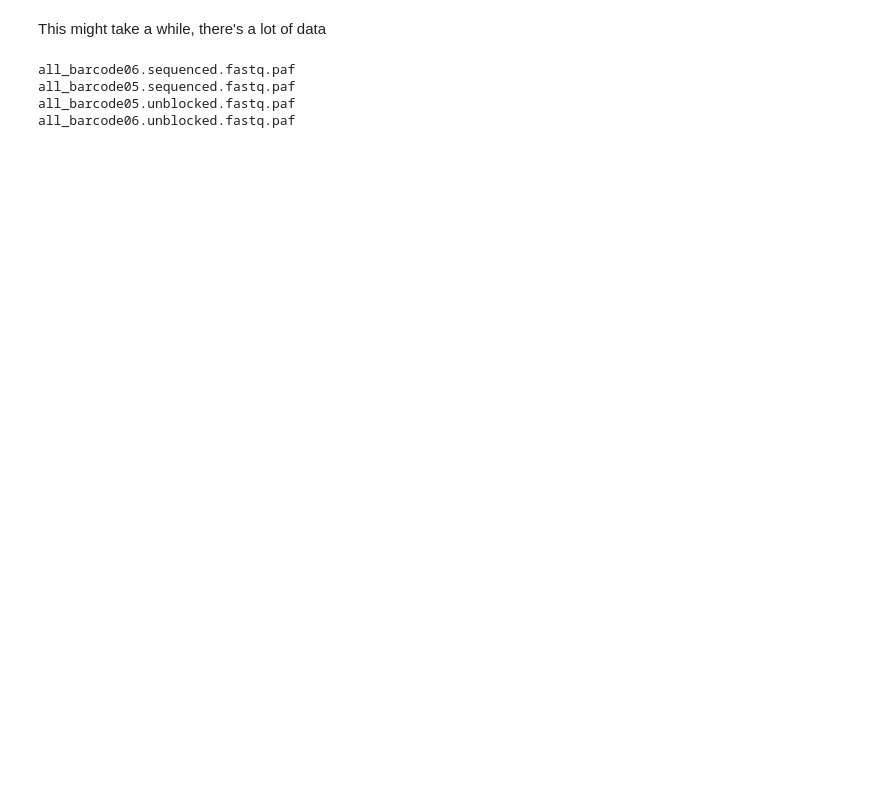
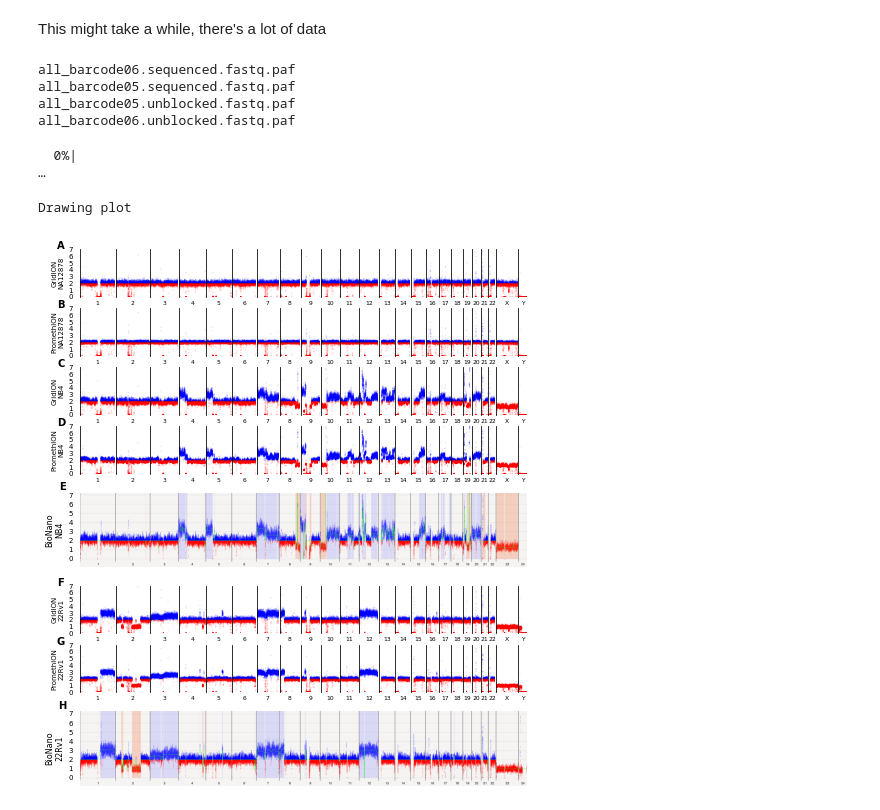
Before and after one commit to LooseLab/barcode_paper_nb, a Jupyter notebook: supp_figure_4/Supplemental_Fig_S4.ipynb, the cells around one changed output. Cells and saved outputs as stored; diff of their text form; code cells hidden in the pictures; blank space fills up the shorter version.

Commit message:
PDF versions of figures

```diff
--- a/supp_figure_4/Supplemental_Fig_S4.ipynb
+++ b/supp_figure_4/Supplemental_Fig_S4.ipynb
@@ -278,34 +278,38 @@ for ax, im in zip(bionano_axes, bionano_images):
         ax.spines[side].set_visible(False)
     # remove x/y ticks
     ax.tick_params(bottom=False, left=False, labelbottom=False)
     label = bionano_ylabels.get(im, "ahhhh")
     ax.set_ylabel(f"{label}", fontsize=8)
     # unintutively and wierdly going top down, set ticks so they match up with the png lines,
     #   done in something resembling pixels, eyeballometrically
     ax.set_yticks(
         np.arange(
             min(ax.get_ylim()) + 11,
             (max(ax.get_ylim()) - 30),
             (sum(ax.get_ylim()) - 45) / 7,
         )
     )
     ax.set_yticklabels(range(7, -1, -1), fontsize=7)
     add_panel_label(next(bionano_panel_labels), gs_title_font_dict, ax, x_offset=-0.04)
 print("Drawing plot")
 fig.savefig(
     f"Supplemental_Fig_S4.{grid_file_ext}",
     dpi=300,
     facecolor="w",
     transparent=False,
     bbox_inches="tight",
 )
 fig.savefig(
-    f"copy-number-bio-nano-grid-spec-bins.png",
+    f"Supplemental_Fig_S4.pdf",
     dpi=300,
     facecolor="w",
     transparent=False,
     bbox_inches="tight",
 )
+# %% [output]
+  0%|                                                                                                         …
+Drawing plot
+[figure, added]
 # %%
 from matplotlib import rcParams
 
```
Also changed, not shown: 23 other files.
